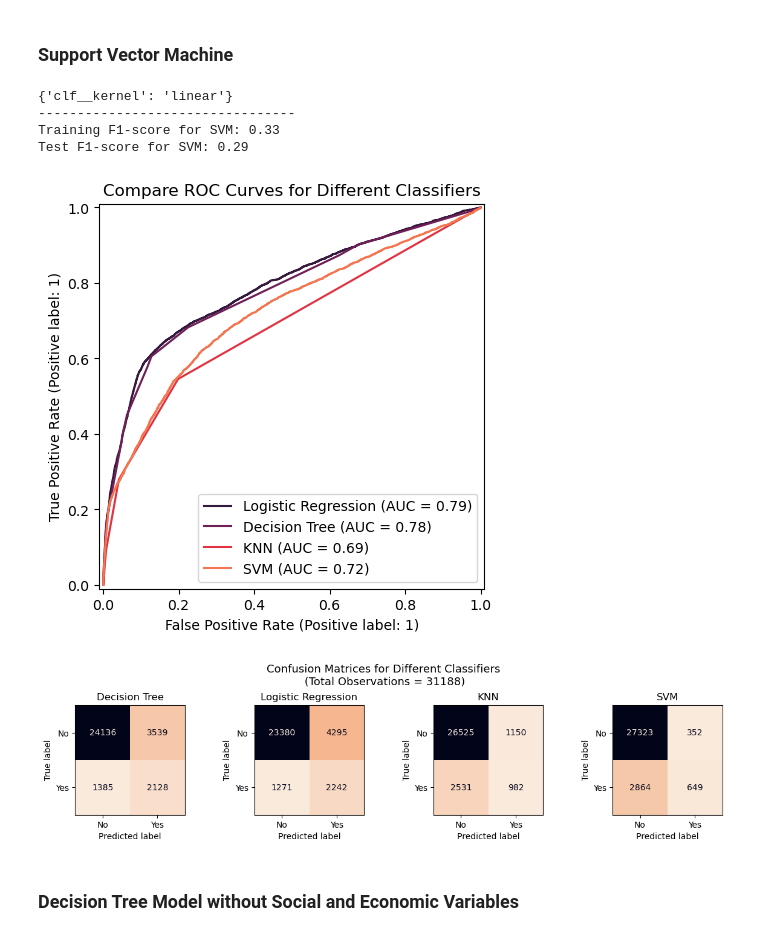
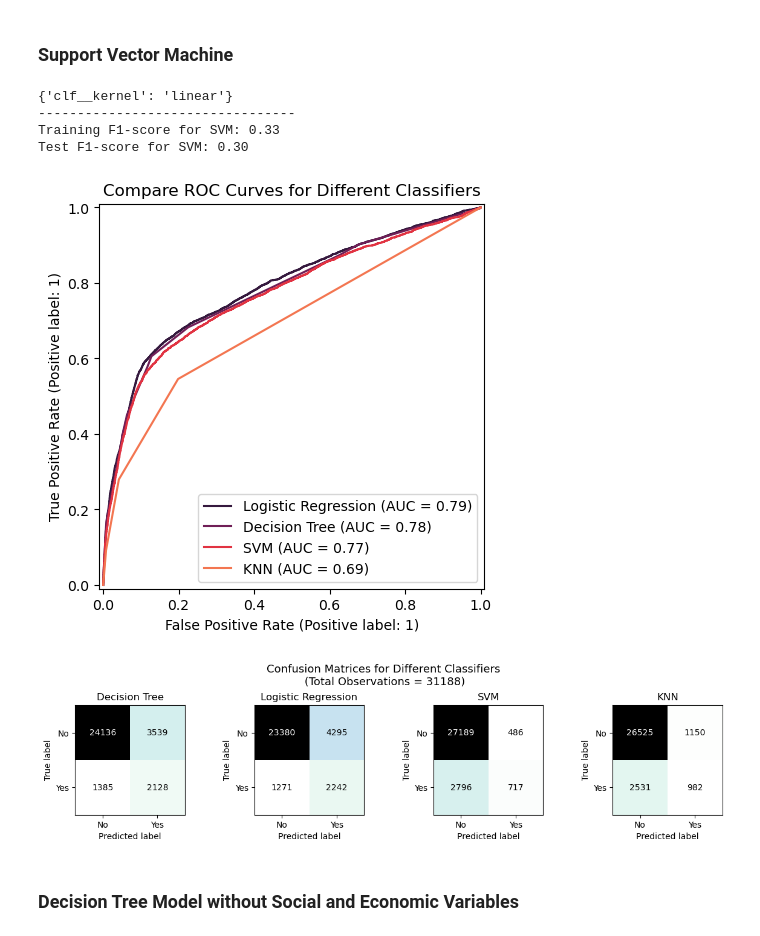
Before and after one commit to garimasc/bank_marketing, a Jupyter notebook: evaluate_classification.ipynb, the cells around one changed output. Drawn from its saved outputs; the diff is of its cells as text; code cells hidden in the pictures.

Commit message:
train SVM using 10k data points

```diff
--- a/evaluate_classification.ipynb
+++ b/evaluate_classification.ipynb
@@ -358,19 +358,17 @@ plt.savefig("images/tree_feature_importance.png")
 # %% [markdown]
 ### Support Vector Machine
 # %%
-# load
-# with open('svm.pkl', 'rb') as f:
-#     svm_grid = pickle.load(f)
+#load
+with open('svm.pkl', 'rb') as f:
+    svm_grid = pickle.load(f)
 
-svm_pipe = Pipeline([
-    ('transform', col_transform),
-    ('selector', RFE(LogisticRegression(), n_features_to_select= 40)),
-    # ('clf', BaggingClassifier(estimator=SVC(), max_samples= 1000, n_estimators= 10))
-    ('clf', SVC())
-])
+# svm_pipe = Pipeline([
+#     ('transform', col_transform),
+#     ('clf', SVC(degree= 2))
+# ])
 
-param_grid = {'clf__kernel': ['linear', 'rbf', 'sigmoid']}
-svm_grid = GridSearchCV(svm_pipe, param_grid= param_grid, cv= 5, scoring= 'f1').fit(X_train, y_train)
+# param_grid = {'clf__kernel': ['linear', 'poly', 'rbf']}
+# svm_grid = GridSearchCV(svm_pipe, param_grid= param_grid, cv= 5, scoring= 'f1').fit(X_train, y_train)
 
 y_pred_svm = svm_grid.predict(X_test)
 
@@ -380,49 +378,50 @@ print("---------------------------------")
 print(f"Training F1-score for SVM: {svm_grid.score(X_train, y_train):0.2f}")
 print(f"Test F1-score for SVM: {svm_grid.score(X_test, y_test):0.2f}")
 
-# save
-with open('svm.pkl','wb') as f:
-    pickle.dump(svm_grid,f)
+# # save
+# with open('svm.pkl','wb') as f:
+#     pickle.dump(svm_grid,f)
 # %% [output]
 {'clf__kernel': 'linear'}
 ---------------------------------
 Training F1-score for SVM: 0.33
-Test F1-score for SVM: 0.29
+Test F1-score for SVM: 0.30
 # %%
 colors = sns.color_palette('rocket')
 
 fig,ax = plt.subplots(figsize= (6,5))
 RocCurveDisplay.from_estimator(logreg_grid, X_test, y_test, name= "Logistic Regression", ax= ax, color= colors[0])
 RocCurveDisplay.from_estimator(tree_grid, X_test, y_test, name= "Decision Tree", ax= ax, color= colors[1])
-RocCurveDisplay.from_estimator(knn_grid, X_test, y_test, name= "KNN", ax= ax, color= colors[3])
-RocCurveDisplay.from_estimator(svm_grid, X_test, y_test, name= "SVM", ax= ax, color= colors[4])
+RocCurveDisplay.from_estimator(svm_grid, X_test, y_test, name= "SVM", ax= ax, color= colors[3])
+RocCurveDisplay.from_estimator(knn_grid, X_test, y_test, name= "KNN", ax= ax, color= colors[4])
 
 
 ax.set_title("Compare ROC Curves for Different Classifiers", fontsize= 12);
 fig.savefig("images/roc_curves_all.png")
 # %% [output]
-[figure, old version]
+[figure, new version]
 # %%
 fig, axs = plt.subplots(figsize= (12,3), ncols= 4)
 
-ConfusionMatrixDisplay.from_estimator(tree_grid, X_test, y_test, ax= axs[0], cmap= sns.color_palette('rocket_r', as_cmap= True),
+ConfusionMatrixDisplay.from_estimator(tree_grid, X_test, y_test, ax= axs[0], cmap= sns.color_palette('cubehelix_r', as_cmap= True),
                                       display_labels= ['No','Yes'], colorbar= False)
 axs[0].set_title("Decision Tree")
-ConfusionMatrixDisplay.from_estimator(logreg_grid, X_test, y_test, ax= axs[1], cmap= sns.color_palette('rocket_r', as_cmap= True),
+ConfusionMatrixDisplay.from_estimator(logreg_grid, X_test, y_test, ax= axs[1], cmap= sns.color_palette('cubehelix_r', as_cmap= True),
                                       display_labels= ['No','Yes'], colorbar= False)
 axs[1].set_title("Logistic Regression")
-ConfusionMatrixDisplay.from_estimator(knn_grid, X_test, y_test, ax= axs[2], cmap= sns.color_palette('rocket_r', as_cmap= True),
+ConfusionMatrixDisplay.from_estimator(svm_grid, X_test, y_test, ax= axs[2], cmap= sns.color_palette('cubehelix_r', as_cmap= True),
                                       display_labels= ['No','Yes'], colorbar= False)
-axs[2].set_title("KNN")
-ConfusionMatrixDisplay.from_estimator(svm_grid, X_test, y_test, ax= axs[3], cmap= sns.color_palette('rocket_r', as_cmap= True),
+axs[2].set_title("SVM")
+ConfusionMatrixDisplay.from_estimator(knn_grid, X_test, y_test, ax= axs[3], cmap= sns.color_palette('cubehelix_r', as_cmap= True),
                                       display_labels= ['No','Yes'], colorbar= False)
-axs[3].set_title("SVM")
+axs[3].set_title("KNN")
+
 
 plt.suptitle(f"Confusion Matrices for Different Classifiers\n (Total Observations = {X_test.shape[0]})", fontsize= 13)
 plt.tight_layout();
 fig.savefig("images/confusion_matrices_all.png")
 # %% [output]
-[figure, old version]
+[figure, new version]
 # %% [markdown]
 ### Decision Tree Model without Social and Economic Variables
 # %%
```
Also changed, not shown: parts of 1 cell of this notebook, 3 other files.
